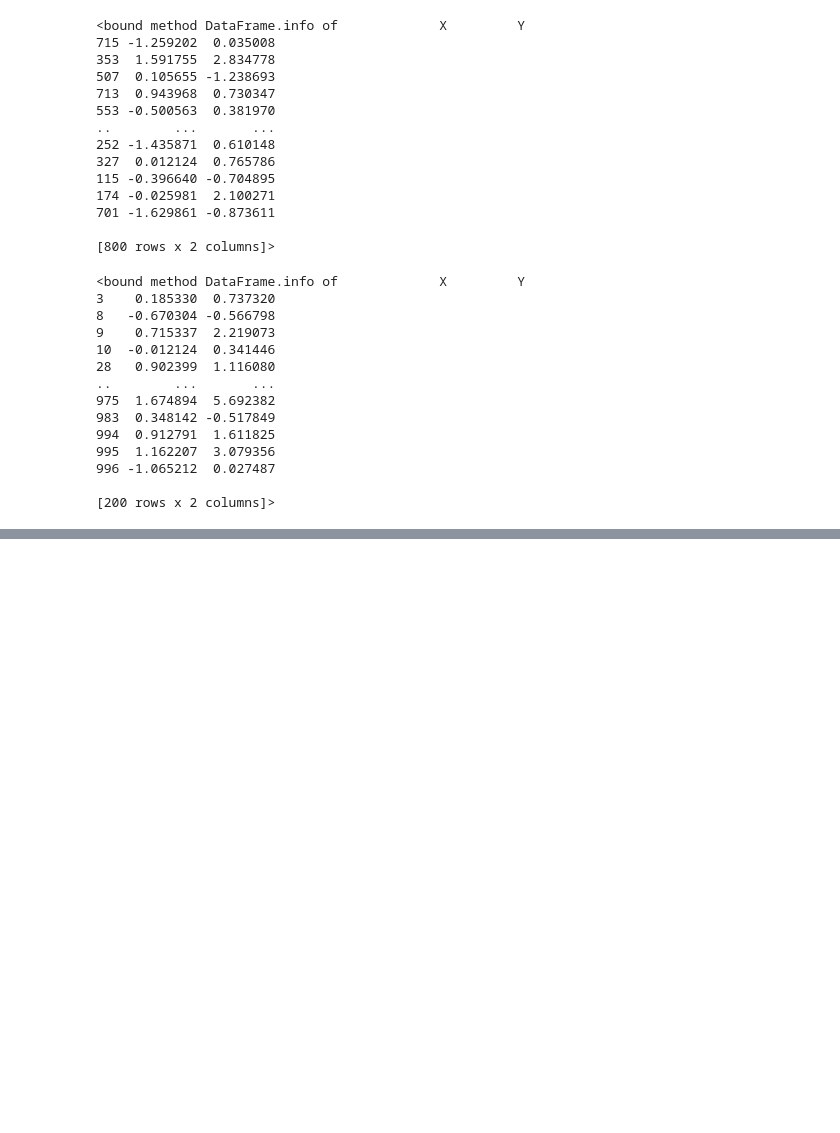
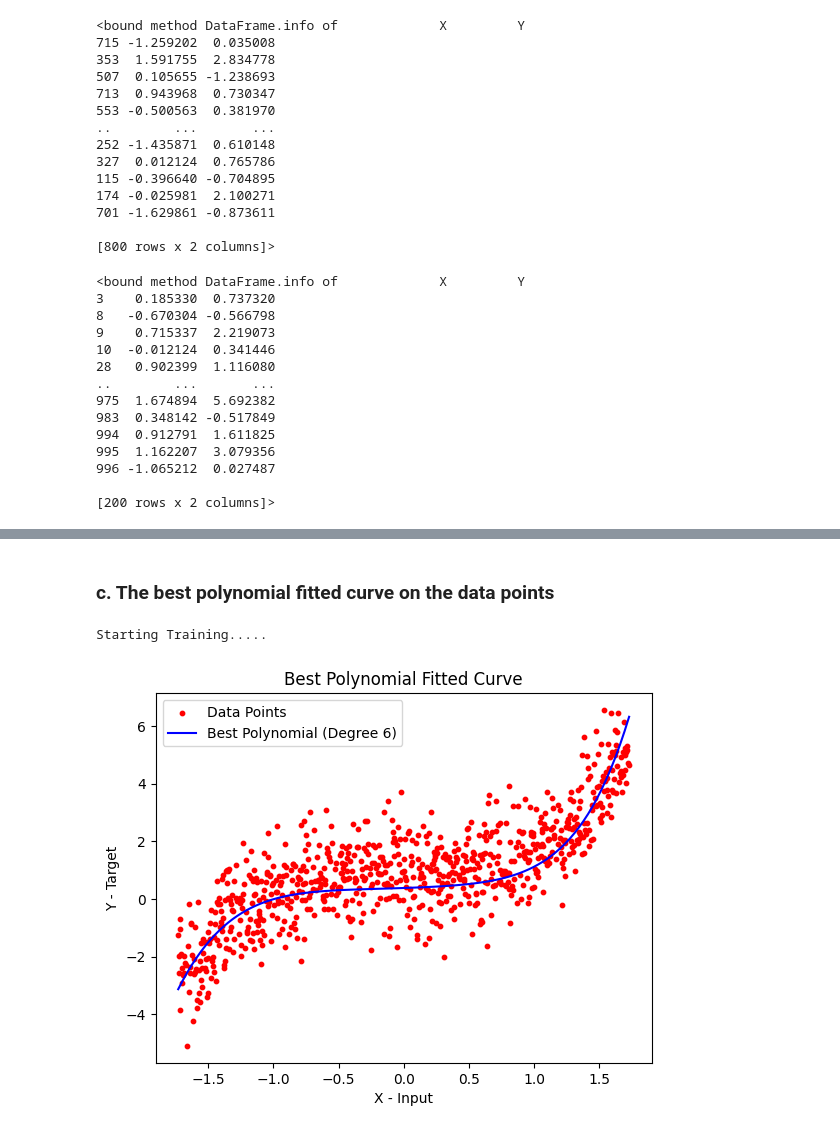
Before and after one commit to MSSRPRAD/RegressionFromScratch, a Jupyter notebook: SingleVariablePolynomialRegression/SingleVariablePolynomialRegression.ipynb, the cells around one changed output, grey strips where cells are left out. Drawn from its saved outputs; the diff is of its cells as text; code cells hidden in the pictures; blank space fills up the shorter version.

```diff
--- a/SingleVariablePolynomialRegression/SingleVariablePolynomialRegression.ipynb
+++ b/SingleVariablePolynomialRegression/SingleVariablePolynomialRegression.ipynb
@@ -207,3 +215,0 @@ class PolynomialRegressionModel:
-# %%
-model = PolynomialRegressionModel(3)
-model.fit(train['X'], train['Y'], lr=0.01, epochs=1000)
@@ -228,8 +215,0 @@ Error: 1.1038973895327169
-# %%
-x = model.errors.keys()
-x
-y = []
-for i in x:
-    y.append(model.errors[i])
-x = np.array(list(x))
-y = np.array(y)
@@ -302,0 +321,29 @@ plt.scatter(test['X'], y_pred, s=5, c='blue')
+# %% [markdown]
+### c. The best polynomial fitted curve on the data points
+# %%
+# Use the best degree to fit the best polynomial model
+best_model = PolynomialRegressionModel(best_degree)
+best_model.fit(train['X'], train['Y'], test['X'], test['Y'], lr=0.01, epochs=500)
+
+# Generate a subset of points for visualization
+x_min = train['X'].min()
+x_max = train['X'].max()
+x_values = np.linspace(x_min, x_max, 100)
+x_values = [float(x) for x in x_values]
+y_values = best_model.predict(x_values)
+
+# Plot the data points
+plt.scatter(train['X'], train['Y'], s=10, c='red', label='Data Points')
+
+# Plot the best polynomial curve
+plt.plot(x_values, y_values, label=f'Best Polynomial (Degree {best_degree})', c='blue')
+
+plt.xlabel('X - Input')
+plt.ylabel('Y - Target')
+plt.title('Best Polynomial Fitted Curve')
+plt.legend()
+plt.show()
+plt.close()
+# %% [output]
+Starting Training.....
+[figure, added]
```
Also changed, not shown: parts of 27 cells of this notebook.
